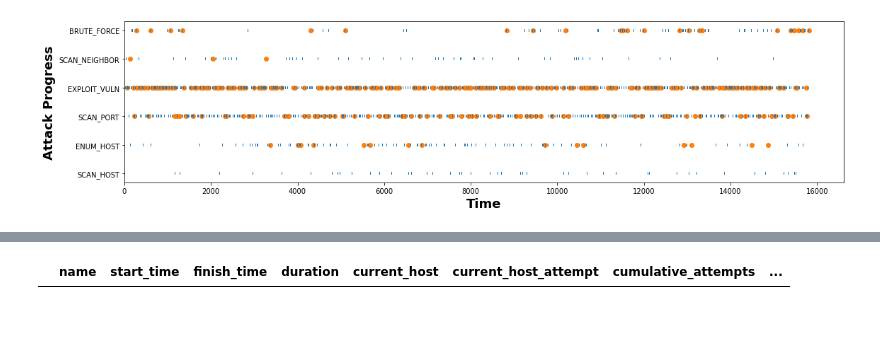
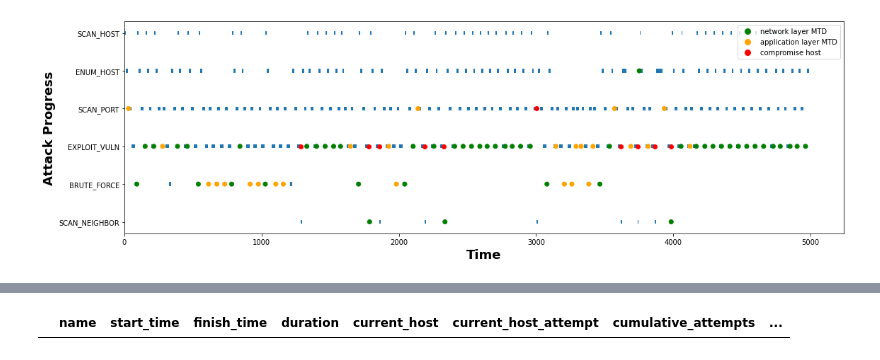
Before and after one commit to yuanyuan2000/MTDGame, a Jupyter notebook: simulation.ipynb, the cells around one changed output, grey strips where cells are left out. Saved outputs shown, nothing was run; the diff lists cells and outputs as text; code cells hidden in the pictures; blank space fills up the shorter version.

Commit message:
update data visualisation

```diff
--- a/simulation.ipynb
+++ b/simulation.ipynb
@@ -6,4 +10,5 @@ import os
 # %%
 # set up dataframe for collecting event data
-time_network, adversary = main(start_time=7000)
+SIM_TIME = 5000
+time_network, adversary = main(finish_time=SIM_TIME, mtd_type='shuffle_diversity')
 # %% [output]
@@ -74,12 +76,29 @@ attack_operation_record
 # %%
-fig2, ax2 = plt.subplots(1, figsize=(16, 4))
-ax2.barh(attack_operation_record['name'], attack_operation_record['duration'], left=attack_operation_record['start_time'], height=0.1)
-interrupted_record = attack_operation_record[attack_operation_record['interrupted_by'] != '']
-ax2.scatter( interrupted_record['finish_time'], interrupted_record['name'])
+fig2, ax2 = plt.subplots(1, figsize=(16, 5))
+ax2.barh(attack_operation_record['name'], attack_operation_record['duration'], left=attack_operation_record['start_time'], height=0.1, zorder=1)
+
+
+interrupted_record = attack_operation_record[attack_operation_record['interrupted_in']!='None']
+interrupted_record['color'] = np.where(interrupted_record['interrupted_in']=='network', 'green', 'orange')
+ax2.scatter(interrupted_record['finish_time'], interrupted_record['name'], color=interrupted_record['color'], zorder=3)
+
+
+compromise_record = attack_operation_record[attack_operation_record['compromise_host'] != 'None']
+ax2.scatter(compromise_record['finish_time'], compromise_record['name'], color='red', zorder=2)
+
+
+custom_lines_attack = [Line2D([0], [0], marker='o',color='w', markerfacecolor='green', markersize=10),
+                Line2D([0], [0], marker='o',color='w', markerfacecolor='orange', markersize=10),
+                Line2D([0], [0], marker='o',color='w', markerfacecolor='red', markersize=10),]
+
+ax2.legend(custom_lines_attack, ['network layer MTD', 'application layer MTD', 'compromise host'], loc='upper right')
+
+plt.gca().invert_yaxis()
 plt.xlabel('Time',  weight='bold', fontsize=18)
 plt.ylabel('Attack Progress', weight='bold', fontsize=18)
 fig2.tight_layout()
+plt.savefig('data_analysis/attack_record.png')
 plt.show()
 # %% [output]
-[figure, old version]
+[figure, new version]
 # %%
```
Also changed, not shown: parts of 13 cells of this notebook, 1 other file.
